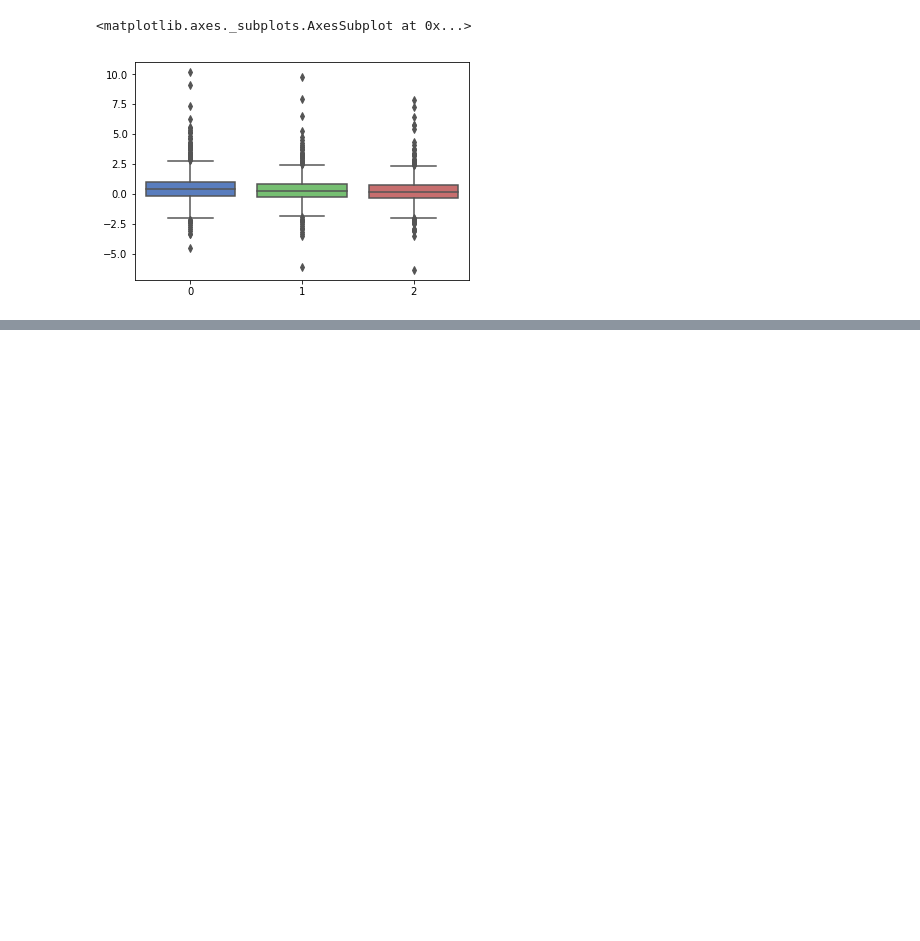
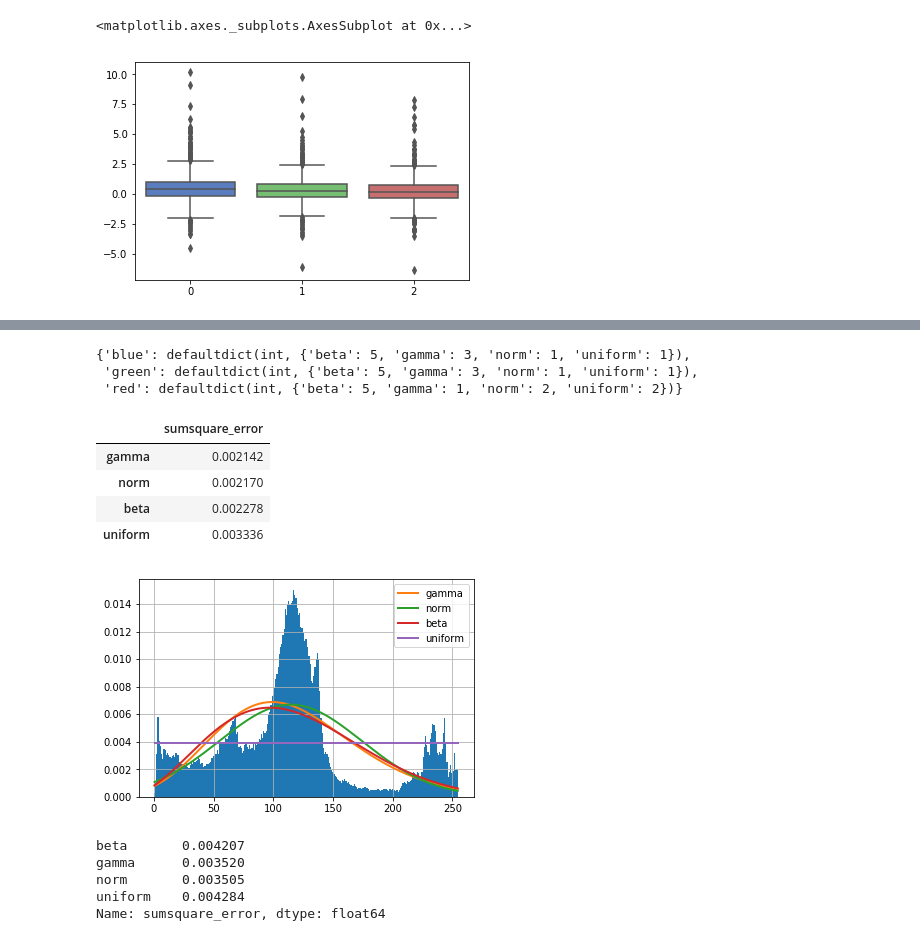
Before and after one commit to sasha253c/progonov_labs, a Jupyter notebook: lab01/lab01.ipynb, the cells around one changed output, grey strips where cells are left out. Saved outputs shown, nothing was run; the diff lists cells and outputs as text; code cells hidden in the pictures; blank space fills up the shorter version.

```diff
--- a/lab01/lab01.ipynb
+++ b/lab01/lab01.ipynb
@@ -120,2 +103,0 @@ im.shape
-# %%
-a = im[:, :, 0].ravel()
@@ -265,0 +106,15 @@ plt.ylabel('Probability');
+# %%
+DISTRIBUTIONS = ['beta', 'gamma', 'uniform', 'norm']
+BINS = 256
+# %%
+hist = {'red': defaultdict(int),
+        'green': defaultdict(int),
+        'blue': defaultdict(int),}
+# %%
+for name, num in COLOR.items():
+    for image_name in image_names[:10]:
+        image = np.array(Image.open(os.path.join(DIRNAME, image_name)))
+        a = image[:, :, num].ravel()
+        f = Fitter(a, distributions=DISTRIBUTIONS, bins=BINS)
+        f.fit()
+        hist[name][f.df_errors['sumsquare_error'].idxmin()] += 1
@@ -265,0 +140,23 @@ plt.ylabel('Probability');
+# %%
+hist
+# %% [output]
+{'blue': defaultdict(int, {'beta': 5, 'gamma': 3, 'norm': 1, 'uniform': 1}),
+ 'green': defaultdict(int, {'beta': 5, 'gamma': 3, 'norm': 1, 'uniform': 1}),
+ 'red': defaultdict(int, {'beta': 5, 'gamma': 1, 'norm': 2, 'uniform': 2})}
+# %%
+f.summary()
+# %% [output]
+|  | sumsquare_error |
+| gamma | 0.002142 |
+| norm | 0.002170 |
+| beta | 0.002278 |
+| uniform | 0.003336 |
+[figure, added]
+# %%
+f.df_errors['sumsquare_error']
+# %% [output]
+beta       0.004207
+gamma      0.003520
+norm       0.003505
+uniform    0.004284
+Name: sumsquare_error, dtype: float64
```
Also changed, not shown: parts of 32 cells of this notebook, 2 other files.
